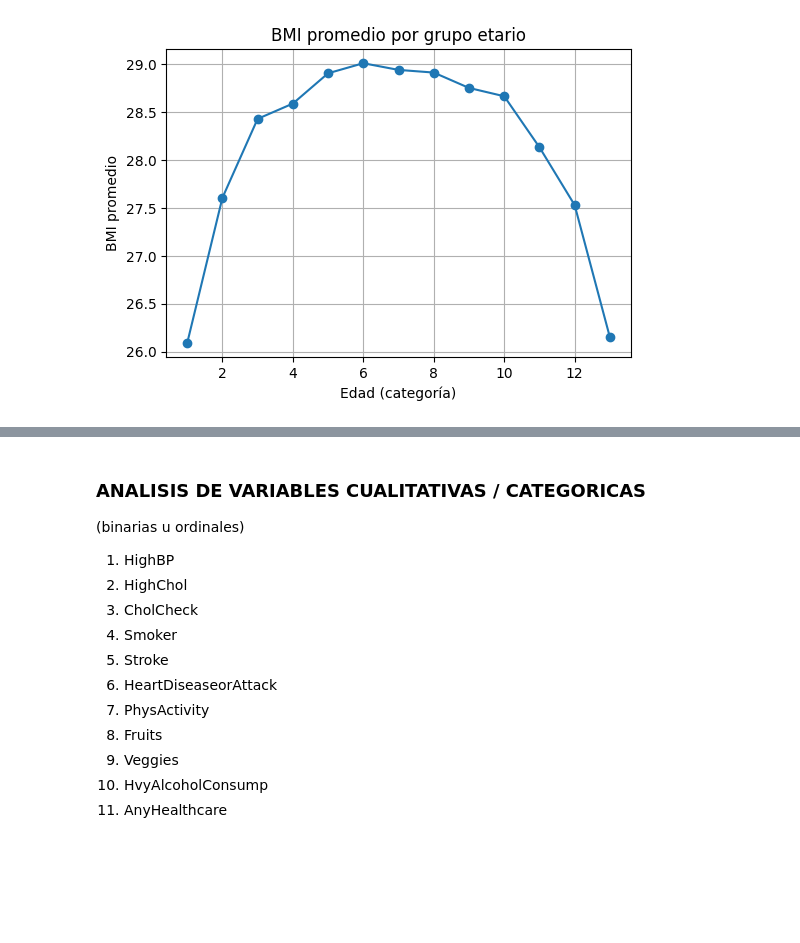
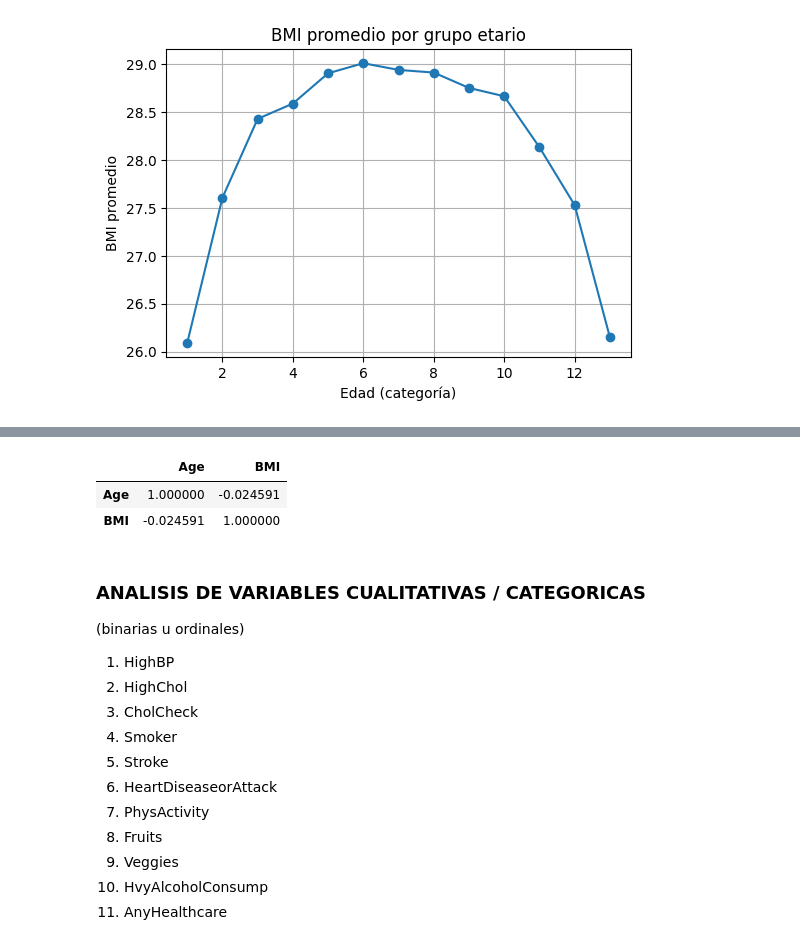
Before and after one commit to sebas-serrano/Diabetes_Health_Indicators, a Jupyter notebook: notebooks/Diabetes_Health_Indicators.ipynb, the cells around one changed output, grey strips where cells are left out. Saved outputs shown, nothing was run; the diff lists cells and outputs as text; code cells hidden in the pictures; blank space fills up the shorter version.

```diff
--- a/notebooks/Diabetes_Health_Indicators.ipynb
+++ b/notebooks/Diabetes_Health_Indicators.ipynb
@@ -259,3 +272,9 @@ plt.show()
+# %%
+df_multi[['Age','BMI']].corr(method='spearman')
+# %% [output]
+|  | Age | BMI |
+| Age | 1.000000 | -0.024591 |
+| BMI | -0.024591 | 1.000000 |
 # %% [markdown]
 ### **ANALISIS DE VARIABLES CUALITATIVAS / CATEGORICAS**
 
```
Also changed, not shown: parts of 3 cells of this notebook.
